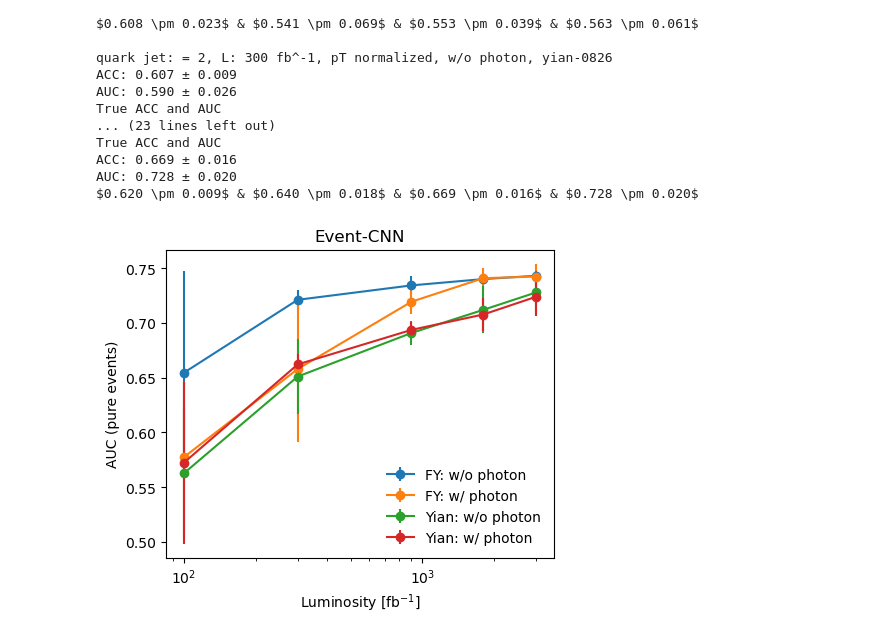
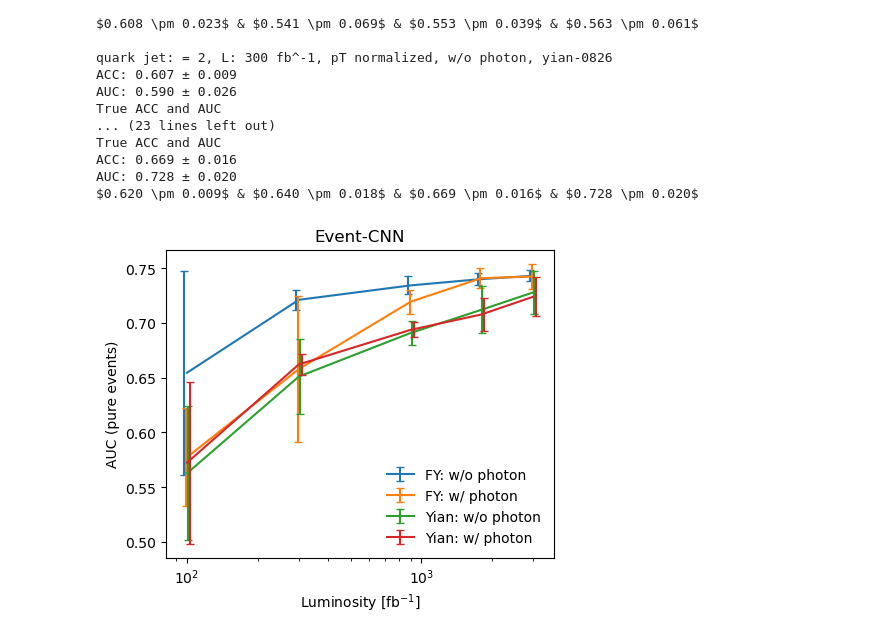
Before and after one commit to r10222035/higgs_production, a Jupyter notebook: CNN/read_training_results.ipynb, the cells around one changed output. Cells and saved outputs as stored; diff of their text form; code cells hidden in the pictures.

Commit message:
Code: Train event-CNN with various pre-process data

```diff
--- a/CNN/read_training_results.ipynb
+++ b/CNN/read_training_results.ipynb
@@ -1036,0 +1074,19 @@ df = df.query("time > '2025-07-31' and time < '2025-08-01'")
+# %%
+sample_type = 'quark jet: = 2, L: 100 fb^-1, pT normalized, remove photon: case 1'
+print_ACC_AUC(df, sample_type)
+print()
+
+sample_type = 'quark jet: = 2, L: 300 fb^-1, pT normalized, remove photon: case 1'
+print_ACC_AUC(df, sample_type)
+print()
+
+sample_type = 'quark jet: = 2, L: 900 fb^-1, pT normalized, remove photon: case 1'
+print_ACC_AUC(df, sample_type)
+print()
+
+sample_type = 'quark jet: = 2, L: 1800 fb^-1, pT normalized, remove photon: case 1'
+print_ACC_AUC(df, sample_type)
+print()
+
+sample_type = 'quark jet: = 2, L: 3000 fb^-1, pT normalized, remove photon: case 1'
+print_ACC_AUC(df, sample_type)
@@ -1258,66 +1359,44 @@ ACC: 0.669 ± 0.016
 AUC: 0.728 ± 0.020
 $0.620 \pm 0.009$ & $0.640 \pm 0.018$ & $0.669 \pm 0.016$ & $0.728 \pm 0.020$
 # %%
-# import numpy as np
-
-# def get_AUCs_and_errors(df, sample_type_pattern, luminosities):
-#     AUCs, AUC_errors = [], []
-#     for L in luminosities:
-#         sample_type = sample_type_pattern.format(L)
-#         AUC = df[df['Sample Type'] == sample_type]['AUC-true']
-#         AUCs.append(AUC.mean())
-#         AUC_errors.append(AUC.std())
-#     return AUCs, AUC_errors
-
-def plot_luminosity_vs_AUC(ax, df, sample_type_pattern, luminosities, label=None, offset=0.1, **kwargs):
-    AUCs, AUC_errors = [], []
-    for L in luminosities:
-        sample_type = sample_type_pattern.format(L)
-        AUC = df[df['Sample Type'] == sample_type]['AUC-true']
-        AUCs.append(AUC.mean())
-        AUC_errors.append(AUC.std())
-    ax.errorbar(luminosities, AUCs, yerr=AUC_errors, fmt='o-', label=label)
-
-    # offset_errorbar(ax, luminosities, AUCs, AUC_errors, offset=offset, **kwargs)
-
-# def offset_errorbar(ax, x, y, yerr, offset, **kwargs):
-#     x = np.array(x)
-#     ax.plot(x, y, label='mean', **kwargs)
-#     ax.errorbar(x + offset, y, yerr=yerr, label='error', **kwargs)
-
-
 fig, ax = plt.subplots(figsize=(5, 4))
 
 file_name = './GGF_VBF_CWoLa_training_results.csv'
 df = pd.read_csv(file_name)
 df = df.query("time > '2025-07-31' and time < '2025-08-01'")
 
 sample_type_pattern = 'quark jet: = 2, L: {} fb^-1, pT normalized, remove photon: case 1'
-plot_luminosity_vs_AUC(ax, df, sample_type_pattern, luminosities, label='FY: w/o photon')
+plot_luminosity_vs_AUC(ax, df, sample_type_pattern, luminosities, color='C0', offset=0.97, linestyle='', capsize=3)
 
 sample_type_pattern = 'quark jet: = 2, L: {} fb^-1, pT normalized'
-plot_luminosity_vs_AUC(ax, df, sample_type_pattern, luminosities, label='FY: w/ photon')
+plot_luminosity_vs_AUC(ax, df, sample_type_pattern, luminosities, color='C1', offset=0.99, linestyle='', capsize=3)
 
 
 file_name = './GGF_VBF_CWoLa_training_results.csv'
 df = pd.read_csv(file_name)
 df = df.query("time > '2025-08-28' and time < '2025-08-29'")
 
 sample_type_pattern = 'quark jet: = 2, L: {} fb^-1, pT normalized, w/o photon, yian-0826'
 luminosities = [100, 300, 900, 1800, 3000]
-plot_luminosity_vs_AUC(ax, df, sample_type_pattern, luminosities, label='Yian: w/o photon')
+plot_luminosity_vs_AUC(ax, df, sample_type_pattern, luminosities, color='C2', offset=1.01, linestyle='', capsize=3)
 
 sample_type_pattern = 'quark jet: = 2, L: {} fb^-1, pT normalized, w/ photon, yian-0826'
-plot_luminosity_vs_AUC(ax, df, sample_type_pattern, luminosities, label='Yian: w/ photon')
+plot_luminosity_vs_AUC(ax, df, sample_type_pattern, luminosities, color='C3', offset=1.03, linestyle='', capsize=3)
 
 
 ax.set_xscale('log')
 ax.set_xlabel('Luminosity [fb$^{-1}$]')
 ax.set_ylabel('AUC (pure events)')
 ax.set_title('Event-CNN')
-ax.legend(frameon=False, loc='lower right')
 
-plt.savefig('../figures/event_CNN_AUC-true_L_yian_FY.pdf', dpi=300, facecolor='White', bbox_inches='tight')
+handles, labels = ax.get_legend_handles_labels()
+n = len(handles) // 2
+handles = [(handles[i], handles[i+n]) for i in range(n)]
+labels = ['FY: w/o photon', 'FY: w/ photon', 'Yian: w/o photon', 'Yian: w/ photon']
+
+ax.legend(handles, labels, frameon=False, loc='lower right')
+
+# plt.savefig('../figures/event_CNN_AUC-true_L_yian_FY.pdf', dpi=300, facecolor='White', bbox_inches='tight')
 plt.show()
 # %% [output]
-[figure, old version]
+[figure, new version]
```
Also changed, not shown: parts of 10 cells of this notebook, 3 other files.
